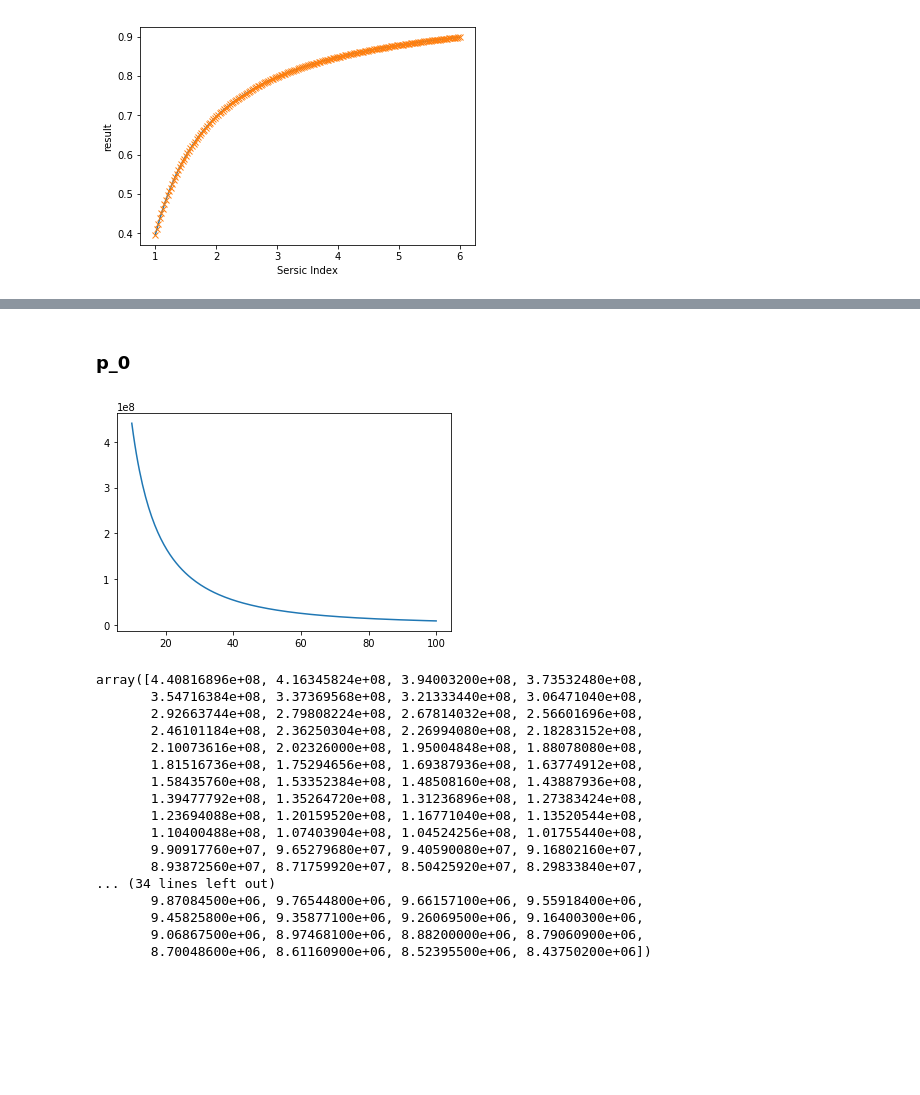
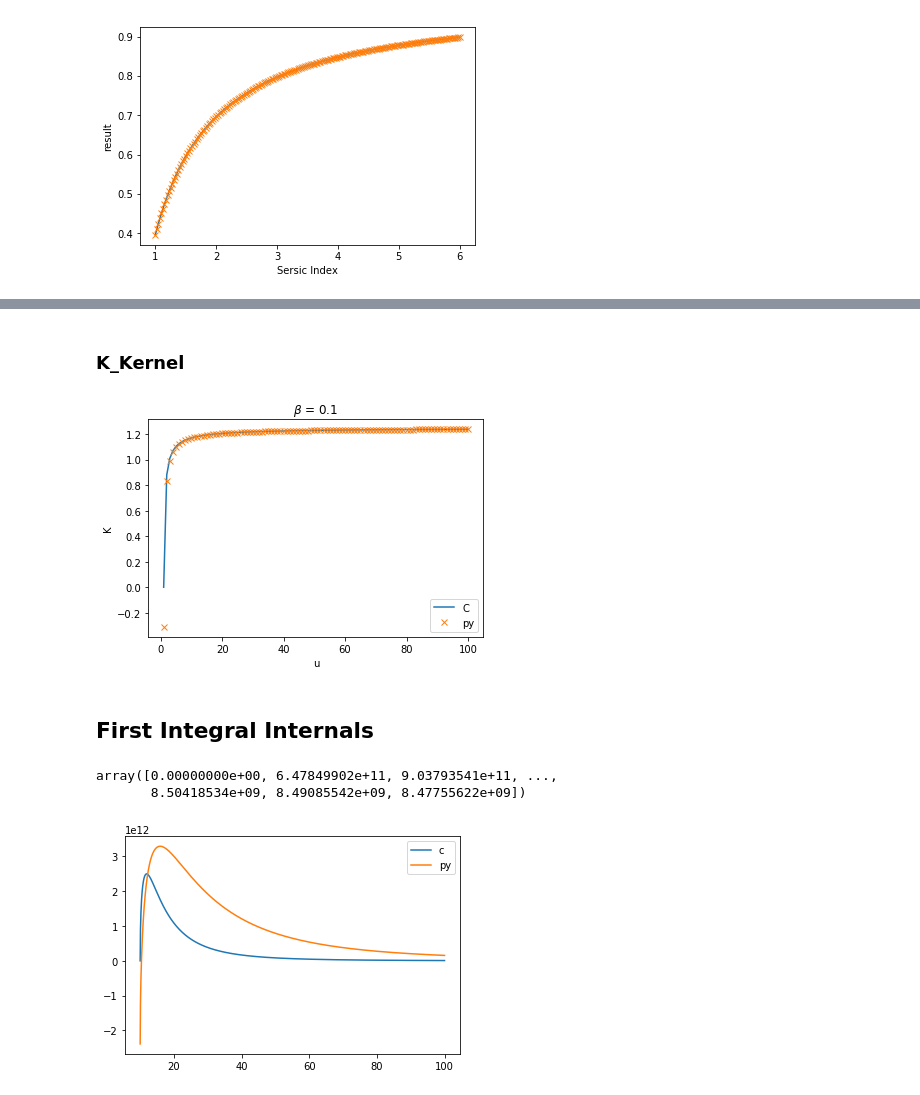
Before and after one commit to ChrisMarsden833/VelocityDispersion, a Jupyter notebook: lib/Library Testing.ipynb, the cells around one changed output, grey strips where cells are left out. Cells and saved outputs as stored; diff of their text form; code cells hidden in the pictures; blank space fills up the shorter version.

```diff
--- a/lib/Library Testing.ipynb
+++ b/lib/Library Testing.ipynb
@@ -50,2 +121,2 @@ plt.show()
 # %% [markdown]
-### p_0
+### K_Kernel
@@ -63,39 +154,51 @@ store = np.zeros_like(r_range)
+# %%
+plt.figure()
+plt.plot(u_range, k_store, label = 'C')
+plt.plot(u_range, k_store_py, 'x', label = 'py')
+plt.xlabel('u')
+plt.ylabel('K')
+plt.title(r"$\beta$ = 0.1")
+plt.legend()
+plt.show()
+# %% [output]
+[figure, added]
+# %% [markdown]
+## First Integral Internals
 # %%
-ibc.innards.argtypes = [ctypes.c_float,
-                        ctypes.c_float,
-                        ctypes.c_float,
-                        ctypes.c_float,
-                        ctypes.c_float,
-                        ctypes.c_float,
-                        ctypes.c_float,
-                        ctypes.c_float]
+ibc.first_integral_internals.argtypes = [ctypes.c_float,
+                                         ctypes.c_float,
+                                         ctypes.c_float,
+                                         ctypes.c_float,
+                                         ctypes.c_float,
+                                         ctypes.c_float,
+                                         ctypes.c_float,
+                                         ctypes.c_float,
+                                         ctypes.c_float,
+                                         ctypes.c_float]
 
-ibc.innards.restype = ctypes.c_float
+ibc.first_integral_internals.restype = ctypes.c_float
-# %%
-for i, value in enumerate(r_range):
-    store[i] = ibc.innards(value, R, beta, HLR, SersicIndex, stellar_mass, halo_mass, halo_size)
+# %%
+R = 10
+r_range = np.linspace(R, 100, 2000)
+res_store = np.zeros_like(r_range)
+py_res_store = np.zeros_like(r_range)
+
+for i, r in enumerate(r_range):
+    res_store[i] = ibc.first_integral_internals(r, R, Beta, HLR, SersicIndex, stellar_mass, halo_rs, halo_c, omega_m, H)
+    py_res_store[i] = pythonic_K(r/R, Beta) * \
+        ibc.density(r, R, beta, HLR, SersicIndex, stellar_mass, halo_rs, halo_c, omega_m, H) *\
+        ibc.total_mass(r, HLR, SersicIndex, stellar_mass, halo_rs, halo_c, omega_m, H) / r
+
+
+res_store
+# %% [output]
+array([0.00000000e+00, 6.47849902e+11, 9.03793541e+11, ...,
+       8.50418534e+09, 8.49085542e+09, 8.47755622e+09])
 # %%
 plt.figure()
-plt.plot(r_range, store)
+plt.plot(r_range, res_store, label = 'c')
+plt.plot(r_range, py_res_store, label = 'py' )
+plt.legend()
 plt.show()
-
-store
 # %% [output]
-[figure, old version]
+[figure, new version]
-array([4.40816896e+08, 4.16345824e+08, 3.94003200e+08, 3.73532480e+08,
-       3.54716384e+08, 3.37369568e+08, 3.21333440e+08, 3.06471040e+08,
-       2.92663744e+08, 2.79808224e+08, 2.67814032e+08, 2.56601696e+08,
-       2.46101184e+08, 2.36250304e+08, 2.26994080e+08, 2.18283152e+08,
-       2.10073616e+08, 2.02326000e+08, 1.95004848e+08, 1.88078080e+08,
-       1.81516736e+08, 1.75294656e+08, 1.69387936e+08, 1.63774912e+08,
-       1.58435760e+08, 1.53352384e+08, 1.48508160e+08, 1.43887936e+08,
-       1.39477792e+08, 1.35264720e+08, 1.31236896e+08, 1.27383424e+08,
-       1.23694088e+08, 1.20159520e+08, 1.16771040e+08, 1.13520544e+08,
-       1.10400488e+08, 1.07403904e+08, 1.04524256e+08, 1.01755440e+08,
-       9.90917760e+07, 9.65279680e+07, 9.40590080e+07, 9.16802160e+07,
-       8.93872560e+07, 8.71759920e+07, 8.50425920e+07, 8.29833840e+07,
-... (34 lines left out)
-       9.87084500e+06, 9.76544800e+06, 9.66157100e+06, 9.55918400e+06,
-       9.45825800e+06, 9.35877100e+06, 9.26069500e+06, 9.16400300e+06,
-       9.06867500e+06, 8.97468100e+06, 8.88200000e+06, 8.79060900e+06,
-       8.70048600e+06, 8.61160900e+06, 8.52395500e+06, 8.43750200e+06])
```
Also changed, not shown: parts of 14 cells of this notebook, 40 other files.
